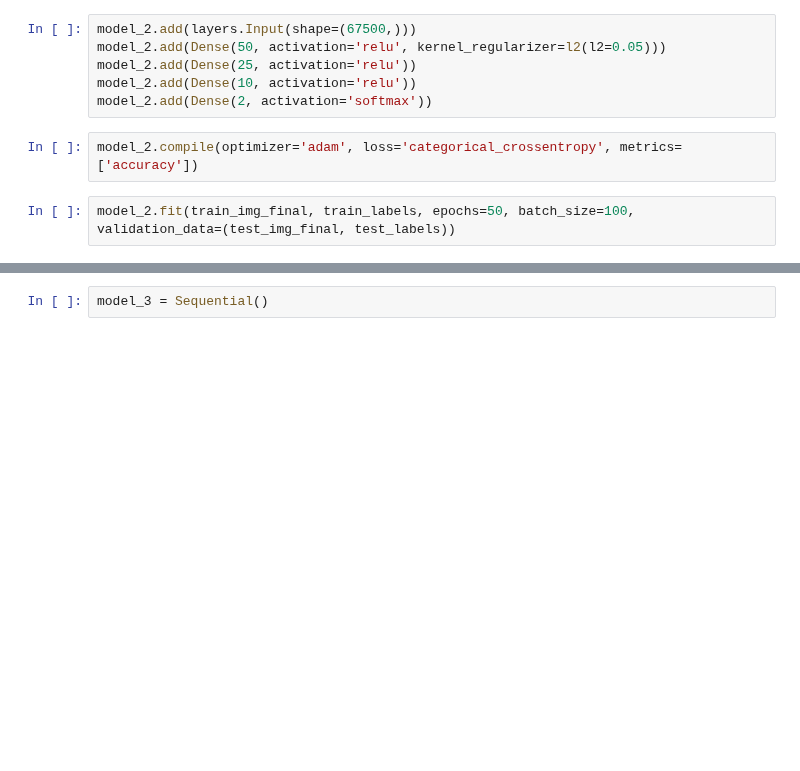
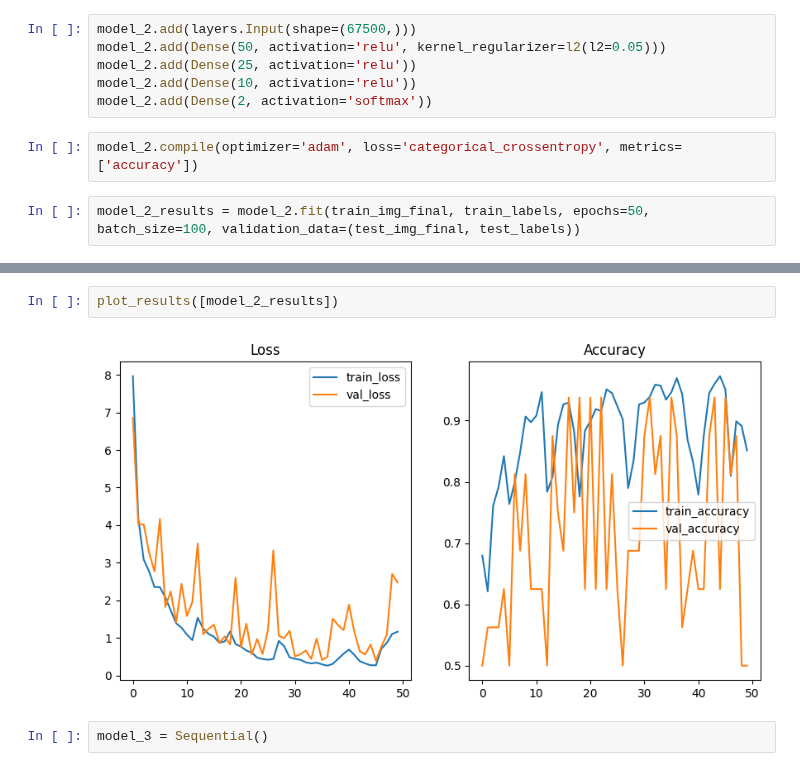
Before and after one commit to JohnNun/pneumonia_identification_project, a Jupyter notebook: pneumonia_identification_project.ipynb, the cells around one changed output, grey strips where cells are left out. Saved outputs shown, nothing was run; the diff lists cells and outputs as text; blank space fills up the shorter version.

```diff
--- a/pneumonia_identification_project.ipynb
+++ b/pneumonia_identification_project.ipynb
@@ -143,6 +202,6 @@ model_2.add(Dense(2, activation='softmax'))
 # %%
 model_2.compile(optimizer='adam', loss='categorical_crossentropy', metrics=['accuracy'])
 # %%
-model_2.fit(train_img_final, train_labels, epochs=50, batch_size=100, validation_data=(test_img_final, test_labels))
+model_2_results = model_2.fit(train_img_final, train_labels, epochs=50, batch_size=100, validation_data=(test_img_final, test_labels))
 # %% [output]
 Epoch 1/50
@@ -166,3 +224,7 @@ Epoch 50/50
+# %%
+plot_results([model_2_results])
+# %% [output]
+[figure, added]
 # %%
 model_3 = Sequential()
 # %%
```
Also changed, not shown: parts of 12 cells of this notebook.
